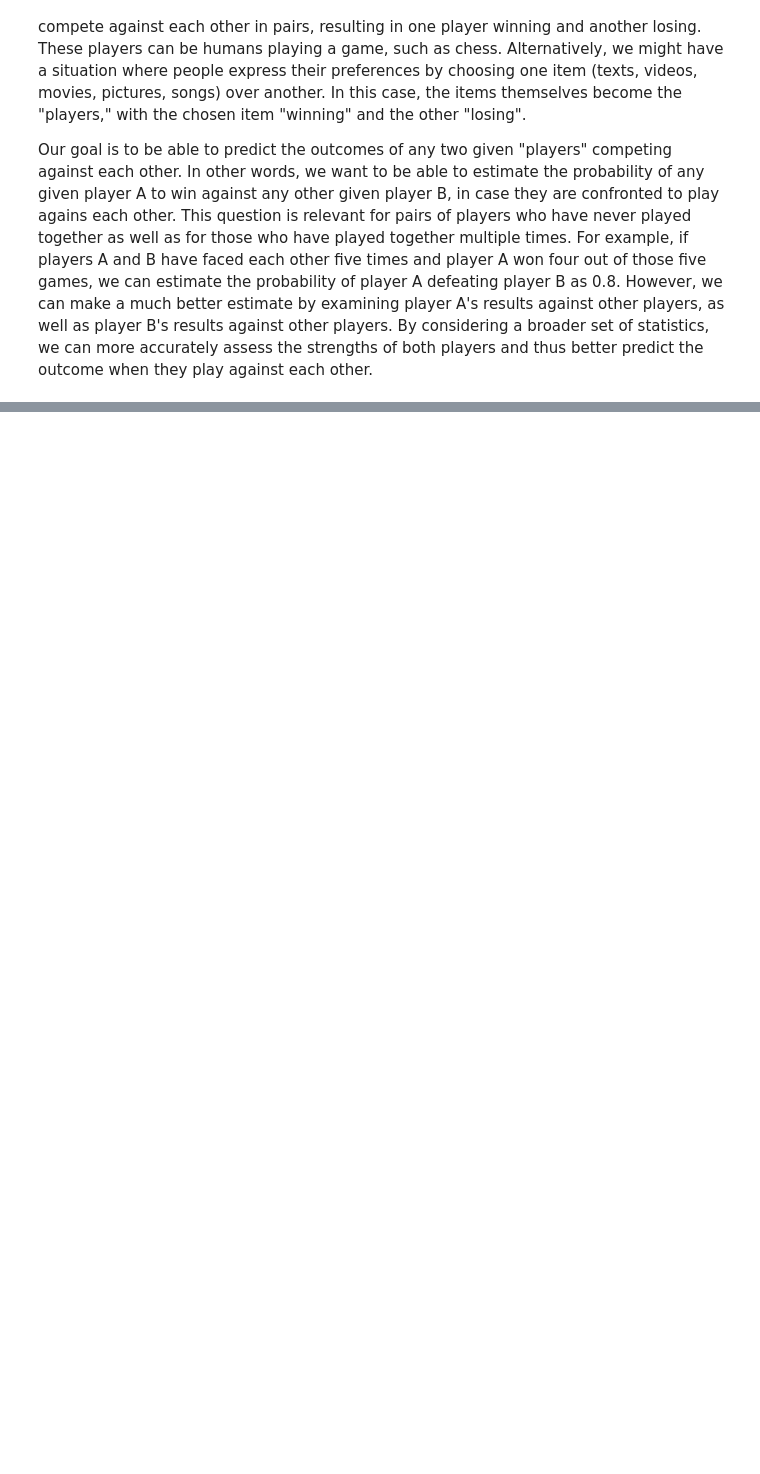
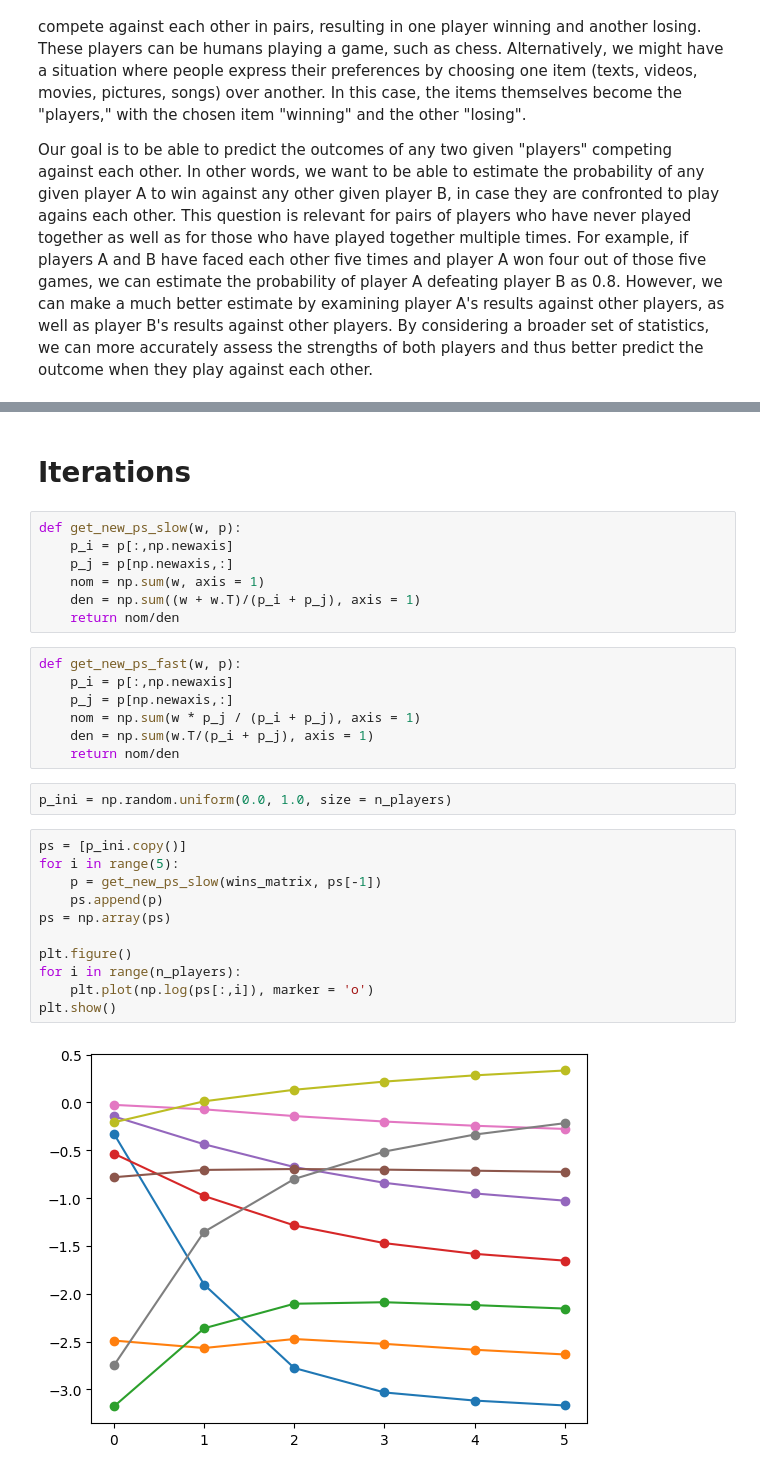
Before and after one commit to kurdayon/algo-pool, a Jupyter notebook: elo-rating/elo-rating.ipynb, the cells around one changed output, grey strips where cells are left out. Cells and saved outputs as stored; diff of their text form; blank space fills up the shorter version.

```diff
--- a/elo-rating/elo-rating.ipynb
+++ b/elo-rating/elo-rating.ipynb
@@ -71,0 +254,31 @@ negative_log_likelihood(ratings, wins_matrix)
+# %% [markdown]
+# Iterations
+# %%
+def get_new_ps_slow(w, p):
+    p_i = p[:,np.newaxis]
+    p_j = p[np.newaxis,:]
+    nom = np.sum(w, axis = 1)
+    den = np.sum((w + w.T)/(p_i + p_j), axis = 1)
+    return nom/den
+# %%
+def get_new_ps_fast(w, p):
+    p_i = p[:,np.newaxis]
+    p_j = p[np.newaxis,:]
+    nom = np.sum(w * p_j / (p_i + p_j), axis = 1)
+    den = np.sum(w.T/(p_i + p_j), axis = 1)
+    return nom/den
+# %%
+p_ini = np.random.uniform(0.0, 1.0, size = n_players)
+# %%
+ps = [p_ini.copy()]
+for i in range(5):
+    p = get_new_ps_slow(wins_matrix, ps[-1])
+    ps.append(p)
+ps = np.array(ps)
+
+plt.figure()
+for i in range(n_players):
+    plt.plot(np.log(ps[:,i]), marker = 'o')
+plt.show()
+# %% [output]
+[figure, added]
```
Also changed, not shown: parts of 24 cells of this notebook.
